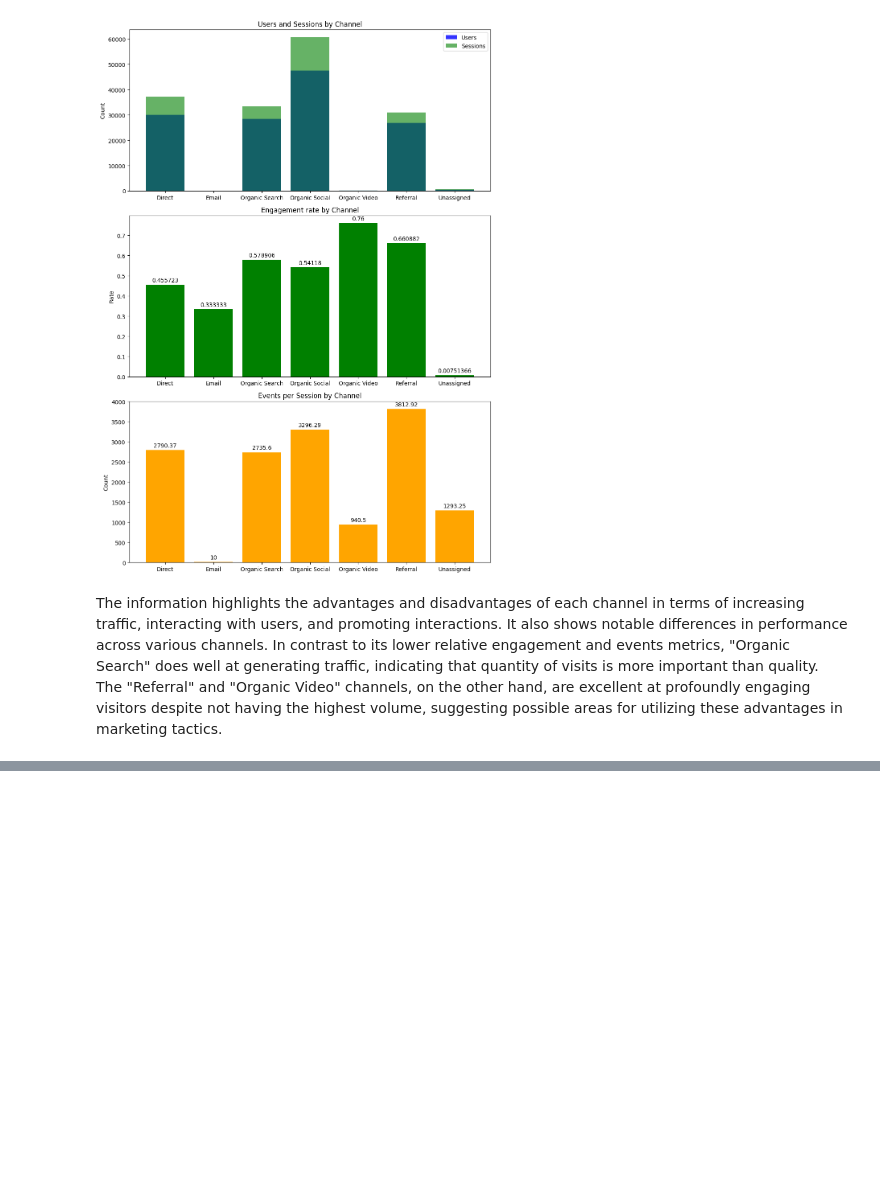
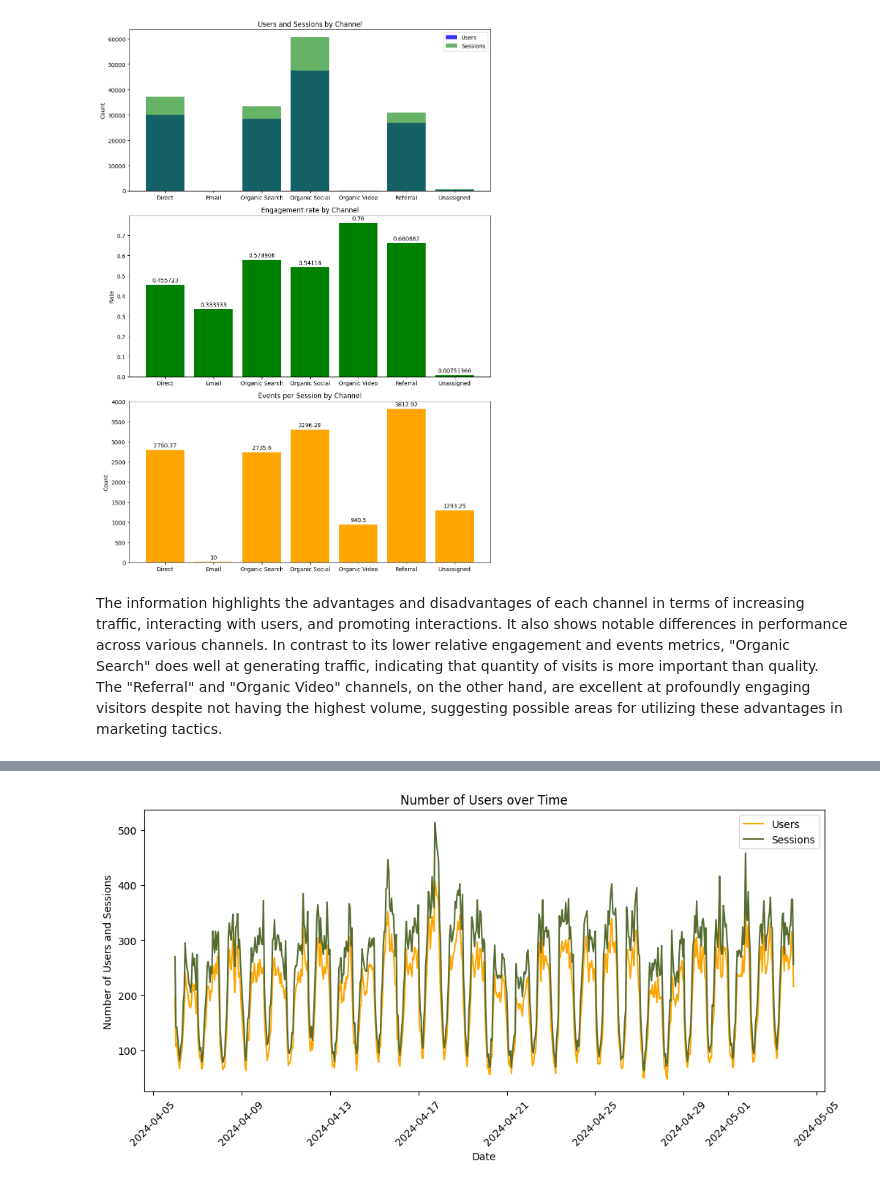
Before and after one commit to Tanwar-Aastha/Website-Performance-Analysis, a Jupyter notebook: performance_analysis.ipynb, the cells around one changed output, grey strips where cells are left out. Drawn from its saved outputs; the diff is of its cells as text; code cells hidden in the pictures; blank space fills up the shorter version.

Commit message:
perform Session Analysis

```diff
--- a/performance_analysis.ipynb
+++ b/performance_analysis.ipynb
@@ -268,0 +273,6 @@ The information highlights the advantages and disadvantages of each channel in t
+# %%
+# number of users in a given time period
+grouped_data = data.groupby(by='Date + hour (YYYYMMDDHH)').agg(
+    {'Users':'sum',
+     'Sessions':'sum'}
+)
@@ -268,0 +289,13 @@ The information highlights the advantages and disadvantages of each channel in t
+# %%
+plt.figure(figsize=(12,5))
+plt.plot(grouped_data.index, grouped_data['Users'], color='orange', label='Users')
+plt.plot(grouped_data.index, grouped_data['Sessions'], color='darkolivegreen', label='Sessions')
+plt.title('Number of Users over Time')
+plt.xlabel('Date')
+plt.ylabel('Number of Users and Sessions')
+
+plt.legend()
+plt.xticks(rotation=45)
+plt.show()
+# %% [output]
+[figure, added]
```
Also changed, not shown: parts of 9 cells of this notebook.
